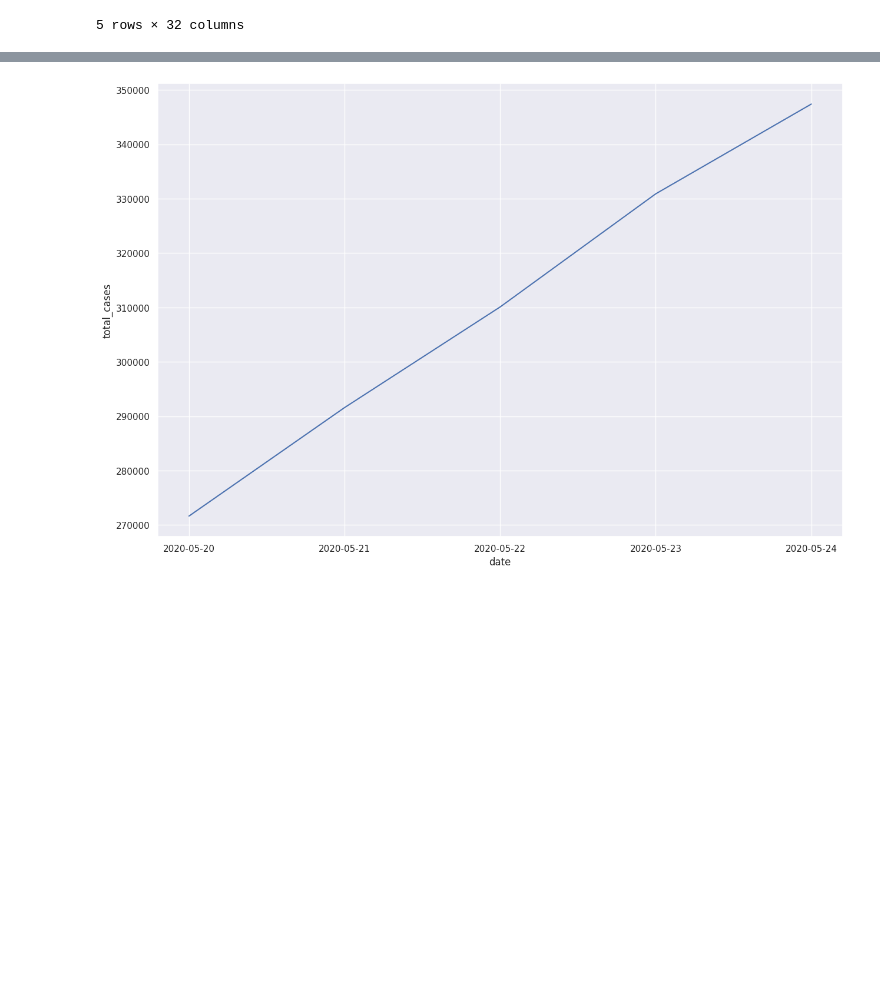
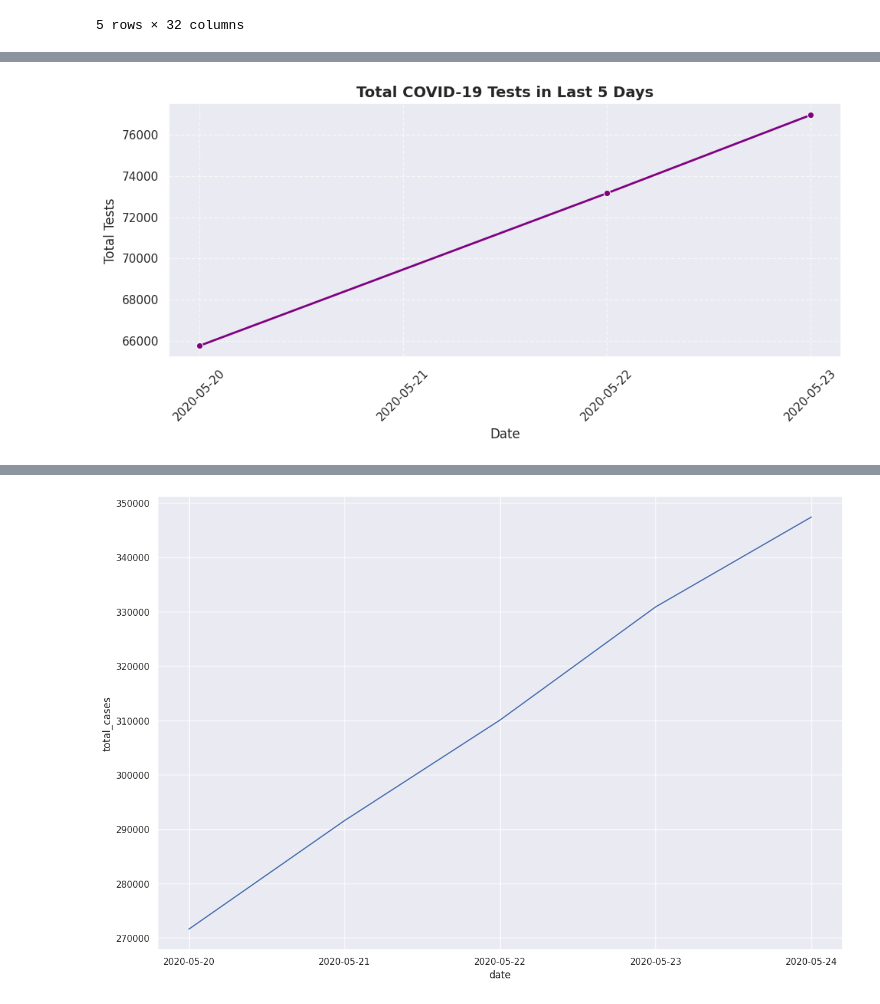
Before and after one commit to aabelatilaw/COVID-19-Prediction-Using-AI, a Jupyter notebook: covid_19.ipynb, the cells around one changed output, grey strips where cells are left out. Cells and saved outputs as stored; diff of their text form; code cells hidden in the pictures; blank space fills up the shorter version.

```diff
--- a/covid_19.ipynb
+++ b/covid_19.ipynb
@@ -163,3 +199,28 @@ plt.show()
+# %%
+#Total tests in last 5 days
+#sns.set(rc={'figure.figsize':(15,10)})
+#sns.lineplot(x="date",y="total_tests",data=Ethiopia_case_5_days)
+#plt.show()
+
+
+# Set figure size and create plot
+sns.set(rc={'figure.figsize':(10,5)})
+sns.lineplot(x="date", y="total_tests", data=Ethiopia_case_5_days, color='purple', marker='o', linewidth=2)
+
+# Add title and labels
+plt.title('Total COVID-19 Tests in Last 5 Days', fontsize=14, fontweight='bold')
+plt.xlabel('Date', fontsize=12)
+plt.ylabel('Total Tests', fontsize=12)
+
+# Rotate x-axis labels and add grid
+plt.xticks(rotation=45)
+plt.grid(True, linestyle='--', alpha=0.6)
+
+# Improve layout and show plot
+plt.tight_layout()
+plt.show()
+# %% [output]
+[figure, added]
 # %%
 #Brazil Case
 brazil_case=covid[covid["location"]=="Brazil"]
```
Also changed, not shown: parts of 8 cells of this notebook.
